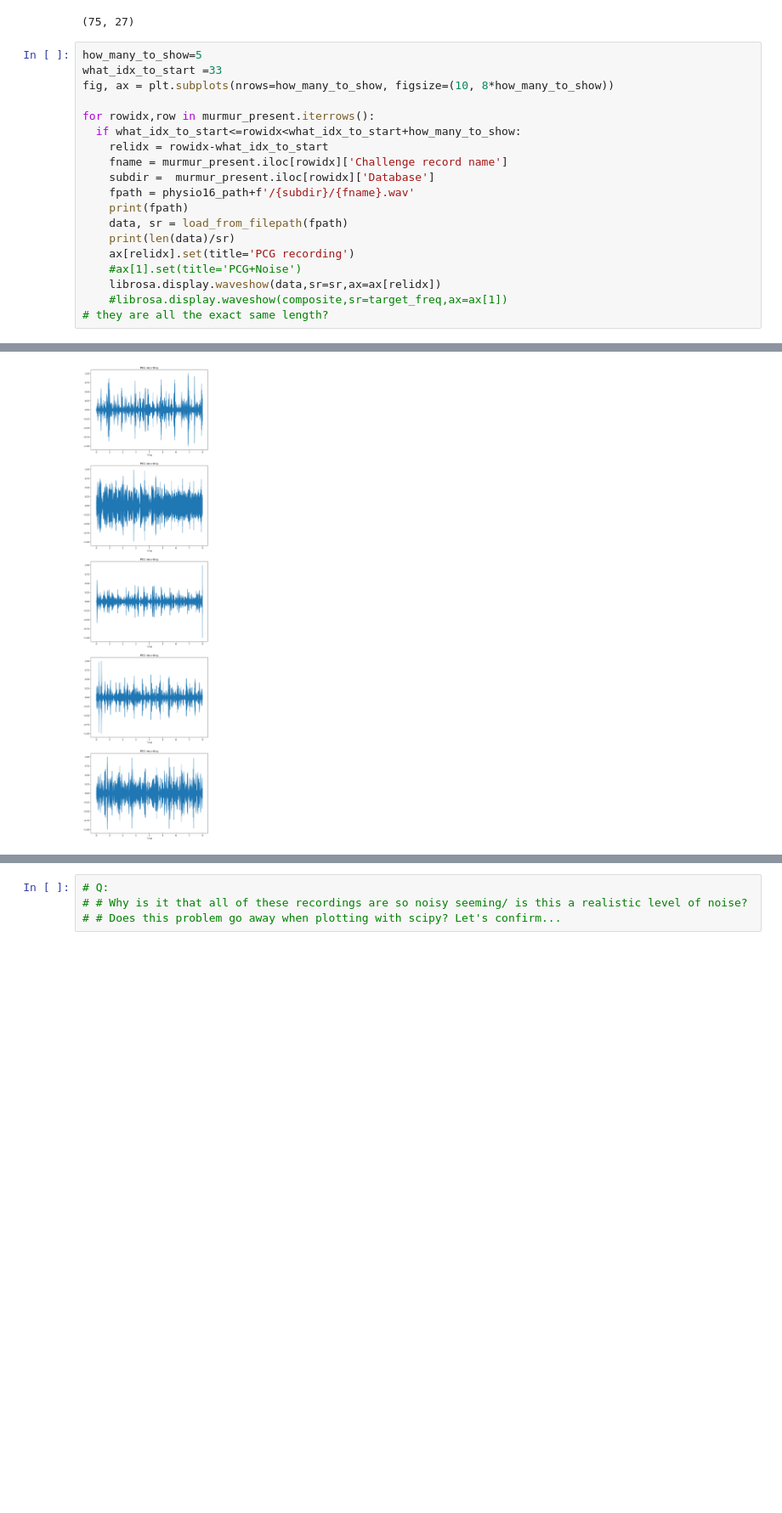
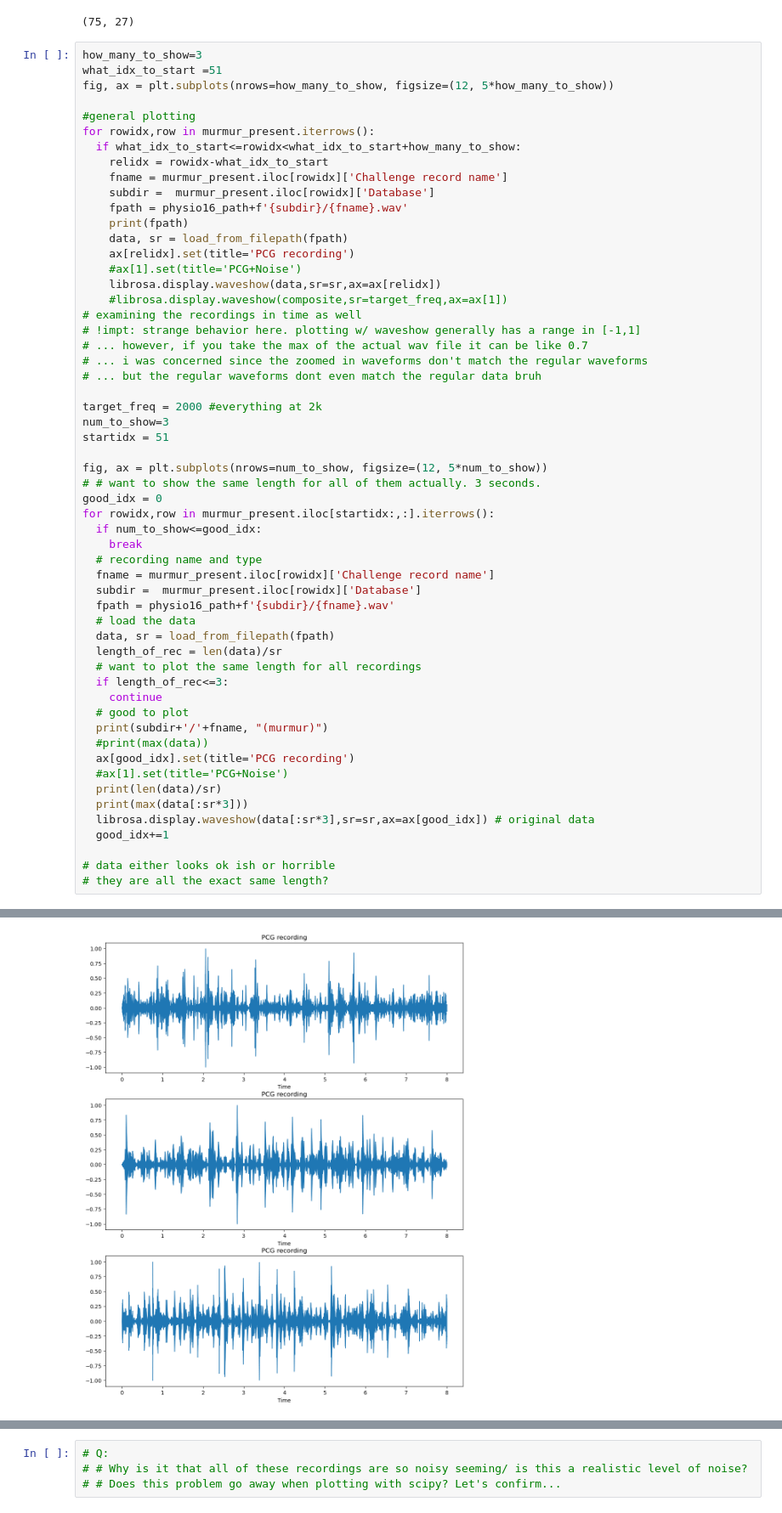
Before and after one commit to Rice-MECE-Capstone-Projects/Heart---Spring-2025, a Jupyter notebook: emmanuel-zerefa/physionet-exploration.ipynb, the cells around one changed output, grey strips where cells are left out. Shown at 85% size. Drawn from its saved outputs; the diff is of its cells as text; blank space fills up the shorter version.

Commit message:
found some ok murmurs for visualizations

```diff
--- a/emmanuel-zerefa/physionet-exploration.ipynb
+++ b/emmanuel-zerefa/physionet-exploration.ipynb
@@ -130,22 +130,59 @@ murmur_present.shape
 # %% [output]
 (75, 27)
 # %%
-how_many_to_show=5
-what_idx_to_start =33
-fig, ax = plt.subplots(nrows=how_many_to_show, figsize=(10, 8*how_many_to_show))
+how_many_to_show=3
+what_idx_to_start =51
+fig, ax = plt.subplots(nrows=how_many_to_show, figsize=(12, 5*how_many_to_show))
 
+#general plotting
 for rowidx,row in murmur_present.iterrows():
   if what_idx_to_start<=rowidx<what_idx_to_start+how_many_to_show:
     relidx = rowidx-what_idx_to_start
     fname = murmur_present.iloc[rowidx]['Challenge record name']
     subdir =  murmur_present.iloc[rowidx]['Database']
-    fpath = physio16_path+f'/{subdir}/{fname}.wav'
+    fpath = physio16_path+f'{subdir}/{fname}.wav'
     print(fpath)
     data, sr = load_from_filepath(fpath)
-    print(len(data)/sr)
     ax[relidx].set(title='PCG recording')
     #ax[1].set(title='PCG+Noise')
     librosa.display.waveshow(data,sr=sr,ax=ax[relidx])
     #librosa.display.waveshow(composite,sr=target_freq,ax=ax[1])
+# examining the recordings in time as well
+# !impt: strange behavior here. plotting w/ waveshow generally has a range in [-1,1]
+# ... however, if you take the max of the actual wav file it can be like 0.7
+# ... i was concerned since the zoomed in waveforms don't match the regular waveforms
+# ... but the regular waveforms dont even match the regular data bruh
+
+target_freq = 2000 #everything at 2k
+num_to_show=3
+startidx = 51
+
+fig, ax = plt.subplots(nrows=num_to_show, figsize=(12, 5*num_to_show))
+# # want to show the same length for all of them actually. 3 seconds.
+good_idx = 0
+for rowidx,row in murmur_present.iloc[startidx:,:].iterrows():
+  if num_to_show<=good_idx:
+    break
+  # recording name and type
+  fname = murmur_present.iloc[rowidx]['Challenge record name']
+  subdir =  murmur_present.iloc[rowidx]['Database']
+  fpath = physio16_path+f'{subdir}/{fname}.wav'
+  # load the data
+  data, sr = load_from_filepath(fpath)
+  length_of_rec = len(data)/sr
+  # want to plot the same length for all recordings
+  if length_of_rec<=3:
+    continue
+  # good to plot
+  print(subdir+'/'+fname, "(murmur)")
+  #print(max(data))
+  ax[good_idx].set(title='PCG recording')
+  #ax[1].set(title='PCG+Noise')
+  print(len(data)/sr)
+  print(max(data[:sr*3]))
+  librosa.display.waveshow(data[:sr*3],sr=sr,ax=ax[good_idx]) # original data
+  good_idx+=1
+
+# data either looks ok ish or horrible
 # they are all the exact same length?
 # %% [output]
@@ -162 +204 @@ for rowidx,row in murmur_present.iterrows():
-[figure, old version]
+[figure, new version]
```
Also changed, not shown: parts of 1 cell of this notebook.
